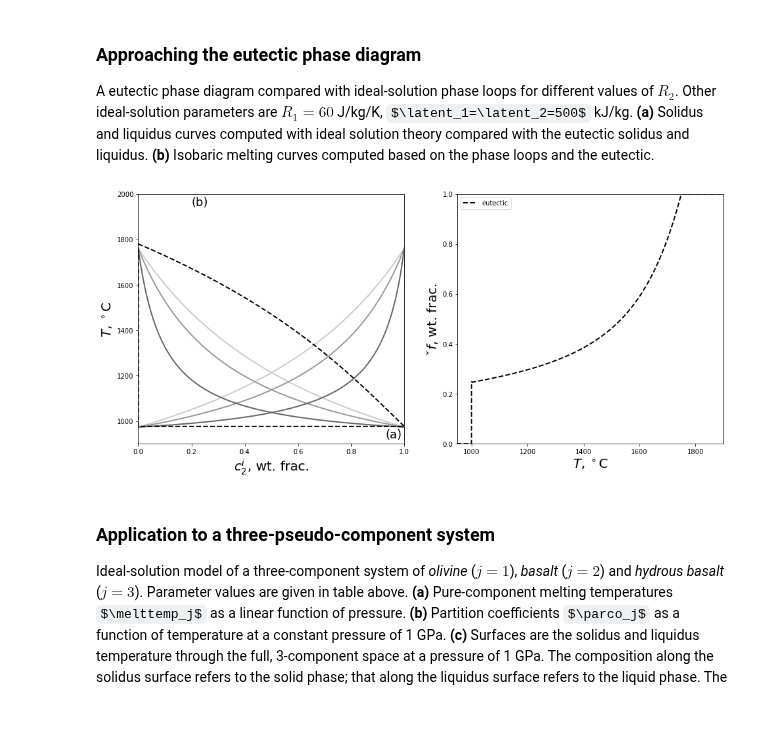
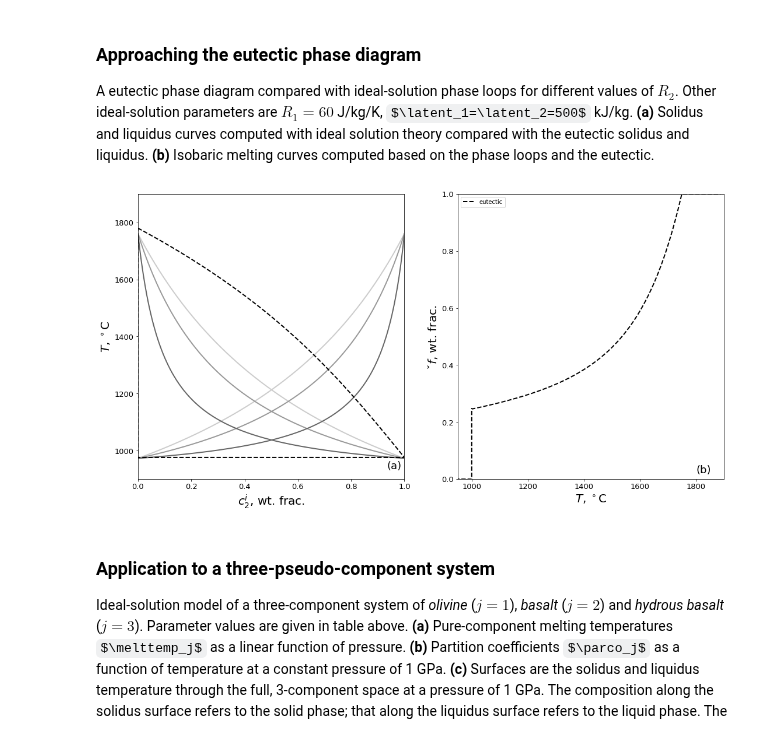
Before and after one commit to FoaLab/partially-molten-rock-PUP, a Jupyter notebook: content/ch10.ipynb, the cells around one changed output. Drawn from its saved outputs; the diff is of its cells as text; code cells hidden in the pictures; some formulas as TeX source.

```diff
--- a/content/ch10.ipynb
+++ b/content/ch10.ipynb
@@ -539,6 +540,9 @@ plt.show()
 A eutectic phase diagram compared with ideal-solution phase loops for different values of $R_2$. Other ideal-solution
 parameters are $R_1=60$ J/kg/K, $\latent_1=\latent_2=500$ kJ/kg. __(a)__ Solidus and liquidus curves computed with ideal solution theory compared with the eutectic solidus and liquidus. __(b)__ Isobaric melting curves computed based on the phase loops and the eutectic.
 # %%
+fig, ax = plt.subplots(nrows=1, ncols=2)
+fig.set_size_inches(18.0, 9.0)
+
 r_dmc_calib = R_DMC_Calibration()
 
 r2 = np.asarray([70, 50, 30, 10])
@@ -546,9 +550,6 @@ cI = len(r2) + 1
 cp = 1200
 sf = 0.3
 H = np.linspace(-r_dmc_calib.L[0], r_dmc_calib.L[0] + cp * (r_dmc_calib.T0[0] - r_dmc_calib.T0[1]), 1000)
-
-fig, ax = plt.subplots(nrows=1, ncols=2)
-fig.set_size_inches(16.0, 7.0)
 
 var = VAR()
 var.C = np.zeros((r_dmc_calib.np, r_dmc_calib.nc))
@@ -570,38 +571,40 @@ C_ = 1 - ((1 - sf) * X + sf * X ** 3)
 
 ax[0].plot(np.hstack([C_, 0.0, 0.0]), np.hstack([T, r_dmc_calib.T0[1], r_dmc_calib.T0[0]]), '--k', linewidth=2)
 ax[0].set_ylabel(r'$T$, $^\circ$C', fontsize=20)
-ax[0].set_ylim(900, 2000)
+ax[0].set_ylim(900, 1900)
 ax[0].set_xlim(0.0, 1.0)
 ax[0].set_xlabel(r'${c}^i_2$, wt. frac.', fontsize=20)
 ax[0].text(0.99, 965.0, r'(a)', fontsize=18, verticalalignment='top', horizontalalignment='right')
+ax[0].tick_params(axis='both', which='major', labelsize=13)
 
 del var, T, X, C_
 
 var = VAR()
 var.T = r_dmc_calib.T_degC
 var.P = r_dmc_calib.Pref * np.ones(r_dmc_calib.np)
 var.f = np.zeros(r_dmc_calib.np)
 var.C = np.tile(r_dmc_calib.Cref, (r_dmc_calib.np, 1))
 """
 for i, r2i in enumerate(r2):
     r_dmc_calib.r[1] = r2i
     f, _ = R_DMC_Equilibrium(var, r_dmc_calib, 'E')
     ax[1].plot(var.T, f, '-', linewidth=2, color=[1-i/cI, 1-i/cI, 1-i/cI], label=r'$R_2^*='+str(r2i)+'$ J/kg/K')
 """
 
 H = np.linspace(-r_dmc_calib.L[0], r_dmc_calib.L[0] + cp * (r_dmc_calib.T0[0]-r_dmc_calib.T0[1]), 1000)
 TE, FE = meltFractionEutectic(H, r_dmc_calib.Cref, 2000, 1000, 500e3, cp, r_dmc_calib, sf)
 ax[1].plot(TE, FE, '--k', linewidth=2, label='eutectic')
 ax[1].set_xlim(950, 1900)
 ax[1].set_ylim(0, 1)
 ax[1].set_xlabel(r'$T$, $^\circ$C', fontsize=20)
 ax[1].set_ylabel(r'$\check{f}$, wt. frac.', fontsize=20)
-ax[1].text(0.01, 0.99, r'(b)', fontsize=18, verticalalignment='top', horizontalalignment='left')
+ax[1].text(1800.0, 0.05, r'(b)', fontsize=18, verticalalignment='top', horizontalalignment='left')
+ax[1].tick_params(axis='both', which='major', labelsize=13)
+ax[1].legend()
 
-plt.legend()
 plt.show()
 # %% [output]
-[figure, old version]
+[figure, new version]
 # %% [markdown]
 ### Application to a three-pseudo-component system
 
```
Also changed, not shown: parts of 4 cells of this notebook.
